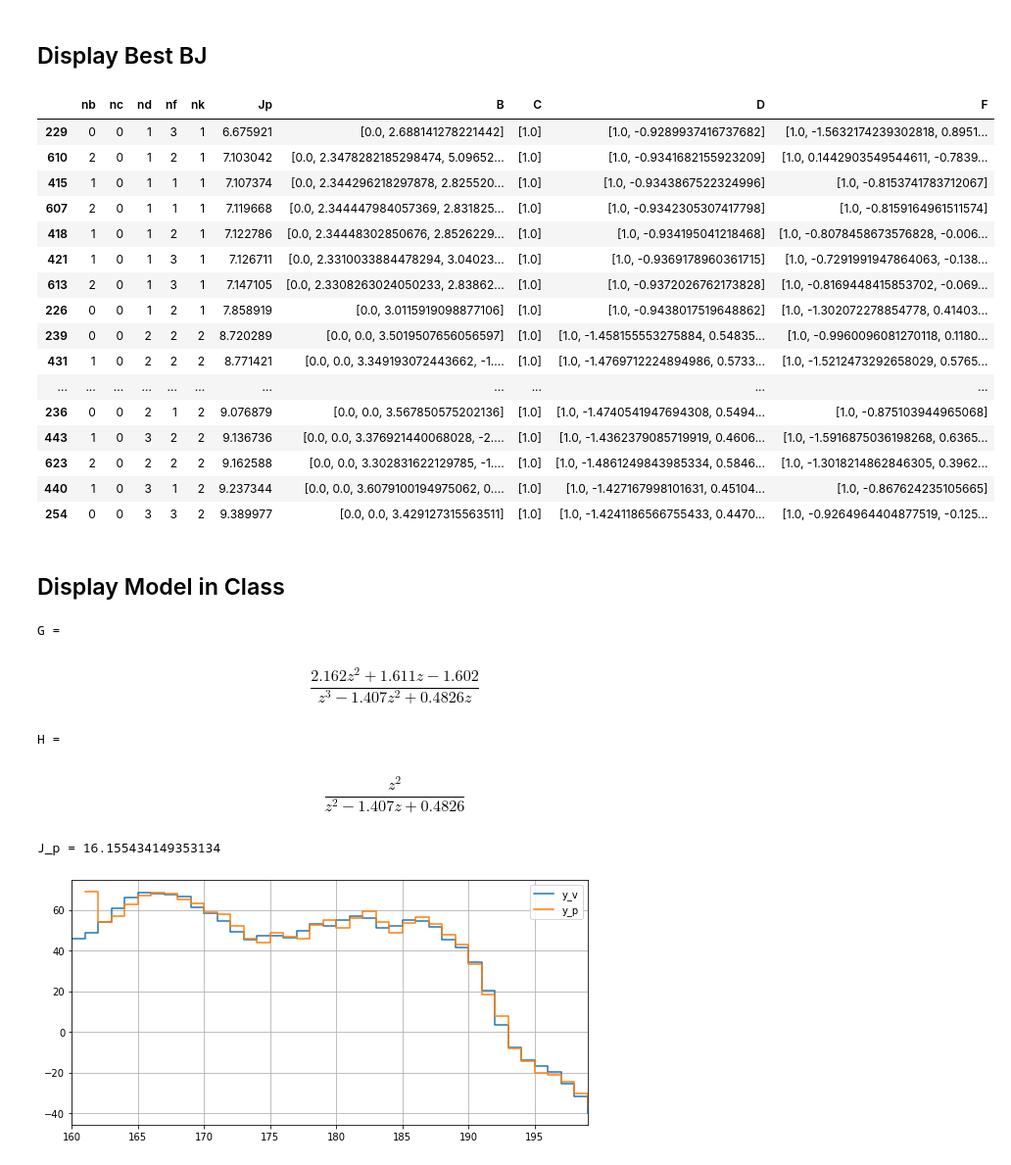
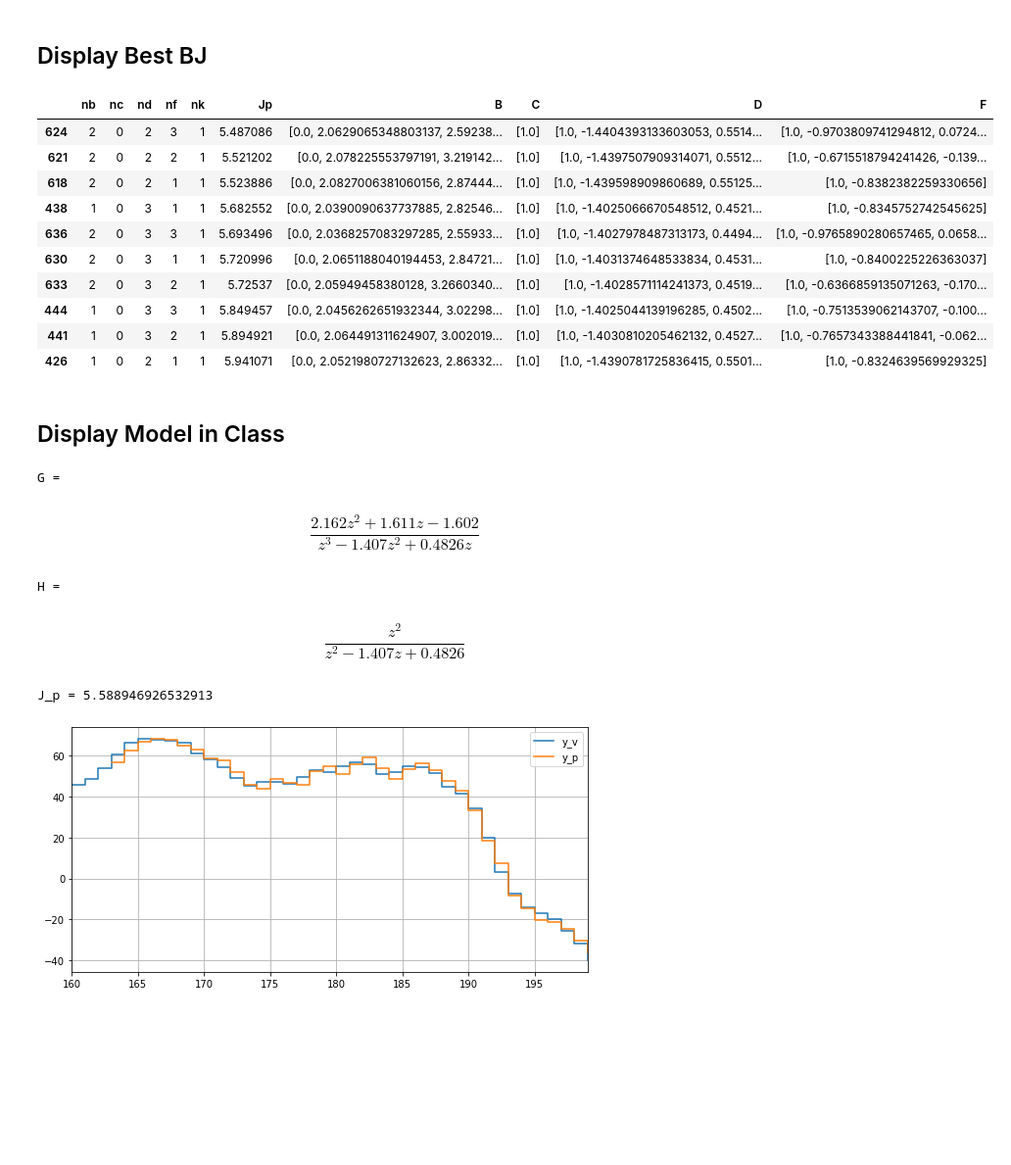
Before and after one commit to GuiBeal/system-identification, a Jupyter notebook: Python/main.ipynb, the cells around one changed output. Shown at 98% size. Cells and saved outputs as stored; diff of their text form; code cells hidden in the pictures; blank space fills up the shorter version.

```diff
--- a/Python/main.ipynb
+++ b/Python/main.ipynb
@@ -122,7 +132,7 @@ from functions import arx
 
 na_range = range(0, 3 + 1)
 nb_range = range(0, 2 + 1)
-nk_range = range(0, 2 + 1)
+nk_range = range(1, 3 + 1)
 
 models_arx = arx(u_i, y_i, u_v, y_v, na_range, nb_range, nk_range)
 
@@ -149,7 +159,7 @@ from functions import armax
 na_range = range(0, 3 + 1)
 nb_range = range(0, 2 + 1)
 nc_range = range(0, 3 + 1)
-nk_range = range(0, 2 + 1)
+nk_range = range(1, 3 + 1)
 
 models_armax = armax(u_i, y_i, u_v, y_v, na_range, nb_range, nc_range, nk_range)
 
@@ -173,7 +183,7 @@ from functions import oe
 
 nb_range = range(0, 2 + 1)
 nf_range = range(1, 3 + 1) # nf = 0 causa erro no pysid!
-nk_range = range(0, 2 + 1)
+nk_range = range(1, 3 + 1)
 
 models_oe = oe(u_i, y_i, u_v, y_v, nb_range, nf_range, nk_range)
 
@@ -203,7 +213,7 @@ nb_range = range(0, 2 + 1)
 nc_range = range(0, 3 + 1)
 nd_range = range(0, 3 + 1)
 nf_range = range(0, 3 + 1)
-nk_range = range(0, 2 + 1)
+nk_range = range(1, 3 + 1)
 
 models_bj = bj(u_i, y_i, u_v, y_v, nb_range, nc_range, nd_range, nf_range, nk_range)
 
@@ -334,25 +326,19 @@ display(models.loc[models.model == 'oe'][['nb','nf','nk','Jp','B','F',]].head(20
 # %% [markdown]
 ## Display Best BJ
 # %%
-display(models.loc[models.model == 'bj'][['nb','nc','nd','nf','nk','Jp','B','C','D','F']].head(20))
+display(models.loc[models.model == 'bj'][['nb','nc','nd','nf','nk','Jp','B','C','D','F']].head(10))
 # %% [output]
 |  | nb | nc | nd | nf | nk | Jp | B | C | D | F |
-| 229 | 0 | 0 | 1 | 3 | 1 | 6.675921 | [0.0, 2.688141278221442] | [1.0] | [1.0, -0.9289937416737682] | [1.0, -1.5632174239302818, 0.8951... |
-| 610 | 2 | 0 | 1 | 2 | 1 | 7.103042 | [0.0, 2.3478282185298474, 5.09652... | [1.0] | [1.0, -0.9341682155923209] | [1.0, 0.1442903549544611, -0.7839... |
-| 415 | 1 | 0 | 1 | 1 | 1 | 7.107374 | [0.0, 2.344296218297878, 2.825520... | [1.0] | [1.0, -0.9343867522324996] | [1.0, -0.8153741783712067] |
-| 607 | 2 | 0 | 1 | 1 | 1 | 7.119668 | [0.0, 2.344447984057369, 2.831825... | [1.0] | [1.0, -0.9342305307417798] | [1.0, -0.8159164961511574] |
-| 418 | 1 | 0 | 1 | 2 | 1 | 7.122786 | [0.0, 2.34448302850676, 2.8526229... | [1.0] | [1.0, -0.934195041218468] | [1.0, -0.8078458673576828, -0.006... |
-| 421 | 1 | 0 | 1 | 3 | 1 | 7.126711 | [0.0, 2.3310033884478294, 3.04023... | [1.0] | [1.0, -0.9369178960361715] | [1.0, -0.7291991947864063, -0.138... |
-| 613 | 2 | 0 | 1 | 3 | 1 | 7.147105 | [0.0, 2.3308263024050233, 2.83862... | [1.0] | [1.0, -0.9372026762173828] | [1.0, -0.8169448415853702, -0.069... |
-| 226 | 0 | 0 | 1 | 2 | 1 | 7.858919 | [0.0, 3.0115919098877106] | [1.0] | [1.0, -0.9438017519648862] | [1.0, -1.302072278854778, 0.41403... |
-| 239 | 0 | 0 | 2 | 2 | 2 | 8.720289 | [0.0, 0.0, 3.5019507656056597] | [1.0] | [1.0, -1.458155553275884, 0.54835... | [1.0, -0.9960096081270118, 0.1180... |
-| 431 | 1 | 0 | 2 | 2 | 2 | 8.771421 | [0.0, 0.0, 3.349193072443662, -1.... | [1.0] | [1.0, -1.4769712224894986, 0.5733... | [1.0, -1.5212473292658029, 0.5765... |
-| ... | ... | ... | ... | ... | ... | ... | ... | ... | ... | ... |
-| 236 | 0 | 0 | 2 | 1 | 2 | 9.076879 | [0.0, 0.0, 3.567850575202136] | [1.0] | [1.0, -1.4740541947694308, 0.5494... | [1.0, -0.875103944965068] |
-| 443 | 1 | 0 | 3 | 2 | 2 | 9.136736 | [0.0, 0.0, 3.376921440068028, -2.... | [1.0] | [1.0, -1.4362379085719919, 0.4606... | [1.0, -1.5916875036198268, 0.6365... |
-| 623 | 2 | 0 | 2 | 2 | 2 | 9.162588 | [0.0, 0.0, 3.302831622129785, -1.... | [1.0] | [1.0, -1.4861249843985334, 0.5846... | [1.0, -1.3018214862846305, 0.3962... |
-| 440 | 1 | 0 | 3 | 1 | 2 | 9.237344 | [0.0, 0.0, 3.6079100194975062, 0.... | [1.0] | [1.0, -1.427167998101631, 0.45104... | [1.0, -0.867624235105665] |
-| 254 | 0 | 0 | 3 | 3 | 2 | 9.389977 | [0.0, 0.0, 3.429127315563511] | [1.0] | [1.0, -1.4241186566755433, 0.4470... | [1.0, -0.9264964404877519, -0.125... |
+| 624 | 2 | 0 | 2 | 3 | 1 | 5.487086 | [0.0, 2.0629065348803137, 2.59238... | [1.0] | [1.0, -1.4404393133603053, 0.5514... | [1.0, -0.9703809741294812, 0.0724... |
+| 621 | 2 | 0 | 2 | 2 | 1 | 5.521202 | [0.0, 2.078225553797191, 3.219142... | [1.0] | [1.0, -1.4397507909314071, 0.5512... | [1.0, -0.6715518794241426, -0.139... |
+| 618 | 2 | 0 | 2 | 1 | 1 | 5.523886 | [0.0, 2.0827006381060156, 2.87444... | [1.0] | [1.0, -1.439598909860689, 0.55125... | [1.0, -0.8382382259330656] |
+| 438 | 1 | 0 | 3 | 1 | 1 | 5.682552 | [0.0, 2.0390090637737885, 2.82546... | [1.0] | [1.0, -1.4025066670548512, 0.4521... | [1.0, -0.8345752742545625] |
+| 636 | 2 | 0 | 3 | 3 | 1 | 5.693496 | [0.0, 2.0368257083297285, 2.55933... | [1.0] | [1.0, -1.4027978487313173, 0.4494... | [1.0, -0.9765890280657465, 0.0658... |
+| 630 | 2 | 0 | 3 | 1 | 1 | 5.720996 | [0.0, 2.0651188040194453, 2.84721... | [1.0] | [1.0, -1.4031374648533834, 0.4531... | [1.0, -0.8400225226363037] |
+| 633 | 2 | 0 | 3 | 2 | 1 | 5.72537 | [0.0, 2.05949458380128, 3.2660340... | [1.0] | [1.0, -1.4028571114241373, 0.4519... | [1.0, -0.6366859135071263, -0.170... |
+| 444 | 1 | 0 | 3 | 3 | 1 | 5.849457 | [0.0, 2.0456262651932344, 3.02298... | [1.0] | [1.0, -1.4025044139196285, 0.4502... | [1.0, -0.7513539062143707, -0.100... |
+| 441 | 1 | 0 | 3 | 2 | 1 | 5.894921 | [0.0, 2.064491311624907, 3.002019... | [1.0] | [1.0, -1.4030810205462132, 0.4527... | [1.0, -0.7657343388441841, -0.062... |
+| 426 | 1 | 0 | 2 | 1 | 1 | 5.941071 | [0.0, 2.0521980727132623, 2.86332... | [1.0] | [1.0, -1.4390781725836415, 0.5501... | [1.0, -0.8324639569929325] |
 # %% [markdown]
 ## Display Model in Class
 # %%
@@ -368,7 +354,7 @@ print('J_p =', model.Jp)
 
 plt.figure(figsize=(8,4))
 plt.plot(k_v, y_v, label='y_v', drawstyle='steps-post')
-plt.plot(k_v[model.nk:], model.yp, label='y_p', drawstyle='steps-post')
+plt.plot(k_v[int(model.delay):], model.yp, label='y_p', drawstyle='steps-post')
 plt.xlim(k_v[0], k_v[-1])
 plt.grid()
 plt.legend()
@@ -379,5 +365,5 @@ G =
 $$\frac{2.162 z^2 + 1.611 z - 1.602}{z^3 - 1.407 z^2 + 0.4826 z}$$
 H =
 $$\frac{z^2}{z^2 - 1.407 z + 0.4826}$$
-J_p = 16.155434149353134
+J_p = 5.588946926532913
-[figure, old version]
+[figure, new version]
```
Also changed, not shown: parts of 11 cells of this notebook, 3 other files.
